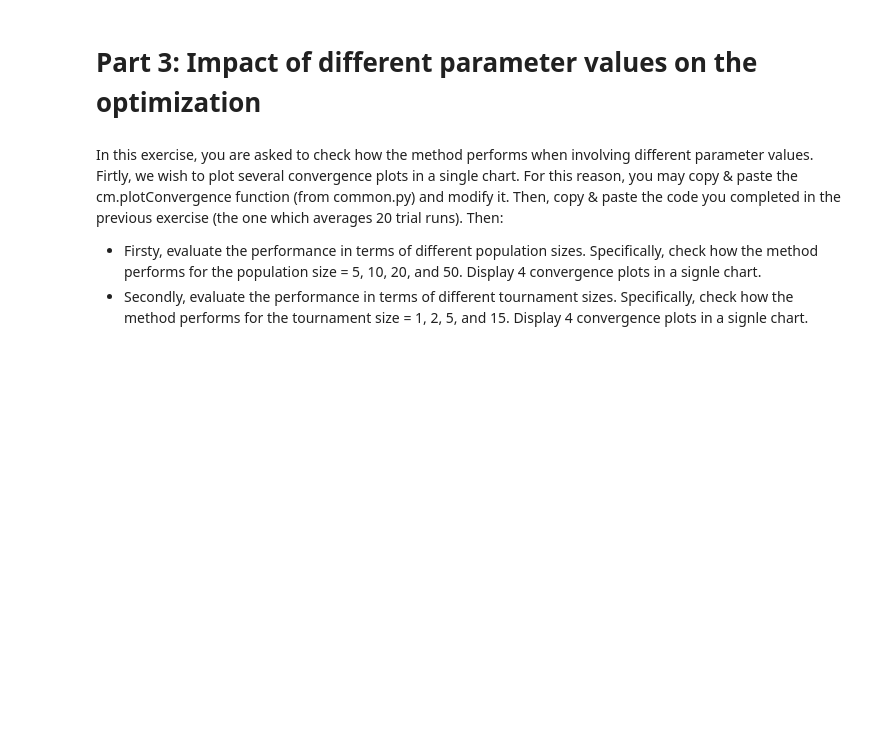
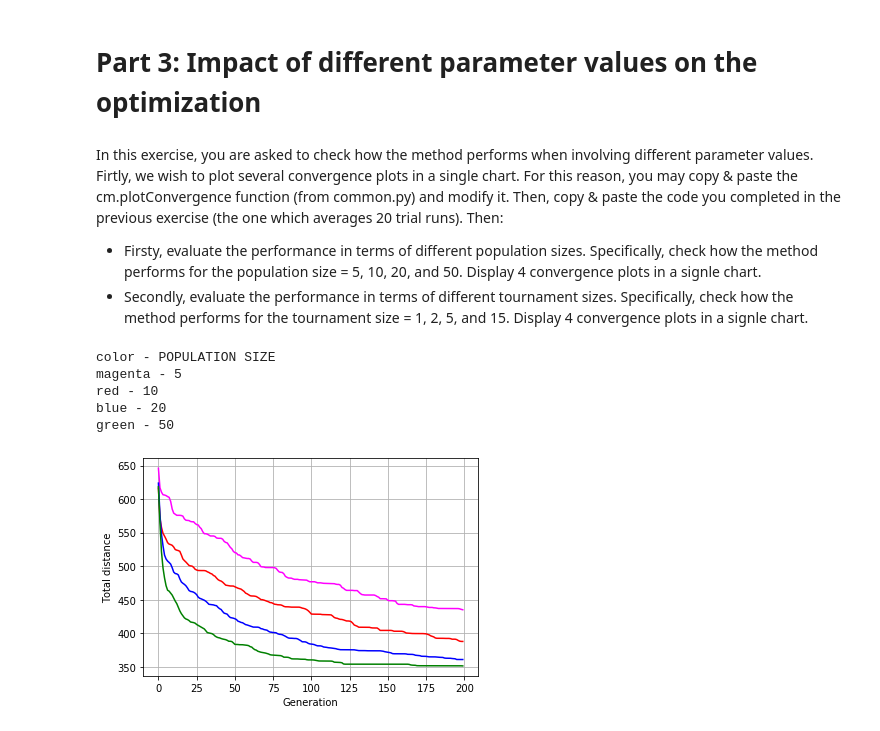
Before and after one commit to TomKuc/IAI, a Jupyter notebook: lab4/Exercises.ipynb, the cells around one changed output. Cells and saved outputs as stored; diff of their text form; code cells hidden in the pictures; blank space fills up the shorter version.

```diff
--- a/lab4/Exercises.ipynb
+++ b/lab4/Exercises.ipynb
@@ -429,0 +423,79 @@ def plotConvergence2(plt, X, Y_MINs, Y_MEANs, Y_MAXs):
+# %%
+colors = ["magenta","red","blue","green"]
+
+def plotConvergence2(plt, X, Y_MINs, Y_MEANs, Y_MAXs):
+    fig, ax = plt.subplots(1, 1)
+    #ax.fill_between(X, Y_MIN, Y_MAX, alpha=0.5)
+    for i in range(4):
+        ax.plot(X, Y_MEANs[i], linestyle='-', color=colors[i])
+        #ax.plot(X, Y_MINs[y_mean], linestyle='dotted', color=colors[y_mean])
+        #ax.plot(X, Y_MAXs[y_mean], linestyle='dotted', color=colors[y_mean])
+        #ax.fill_between(X, Y_MINs[y_mean], Y_MAXs[y_mean], alpha = 0.2, color = colors[y_mean])
+    plt.xlabel('Generation')
+    plt.ylabel('Total distance')
+    plt.grid(True)
+# %%
+#(POPULATION SIZE)
+
+RUNS = 20
+
+Y_MINs = []
+Y_MEANs = []
+Y_MAXs = []
+
+distanceMatrix = cm.getLargeDistanceMatrix() ### 15 CITIES
+cities = 15
+mutationProbability = 1.0/15.0
+populationSize = [5,10,20,50]
+generations = 200
+X = range(generations)
+
+for size in populationSize:
+    RUN_MIN = []
+    RUN_MEAN = []
+    RUN_MAX = []
+
+    for run in range(RUNS):
+        population = getInitialPopulation(size, cities, distanceMatrix)
+        sortPopulation(population)
+        RUN_MIN.append([])
+        RUN_MEAN.append([])
+        RUN_MAX.append([])
+
+        for g in range(generations):
+            matingPool = getMatingPool(size, size, 2)
+            offspring = getOffspring(population, matingPool, mutationProbability, distanceMatrix)
+            population += offspring
+            sortPopulation(population)
+            new_population = []
+            for _ in range(size):
+                new_population.append(population[getTournamentSelection(size, 2)])
+            population = new_population
+            sortPopulation(population)
+            MIN, MEAN, MAX = getStats(population)
+            RUN_MIN[run].append(MIN)
+            RUN_MEAN[run].append(MEAN)
+            RUN_MAX[run].append(MAX)
+
+    Y_MIN = [min([RUN_MIN[run][generation] for run in range(RUNS)]) for generation in range(generations)]
+    Y_MEAN = [np.mean([RUN_MEAN[run][generation] for run in range(RUNS)]) for generation in
+                  range(generations)]
+    Y_MAX = [max([RUN_MAX[run][generation] for run in range(RUNS)]) for generation in range(generations)]
+
+    Y_MINs.append(Y_MIN)
+    Y_MEANs.append(Y_MEAN)
+    Y_MAXs.append(Y_MAX)
+
+plotConvergence2(plt, X, Y_MINs, Y_MEANs, Y_MAXs)
+print("color - POPULATION SIZE")
+print("magenta - 5")
+print("red - 10")
+print("blue - 20")
+print("green - 50")
+# %% [output]
+color - POPULATION SIZE
+magenta - 5
+red - 10
+blue - 20
+green - 50
+[figure, added]
```
Also changed, not shown: parts of 14 cells of this notebook.
